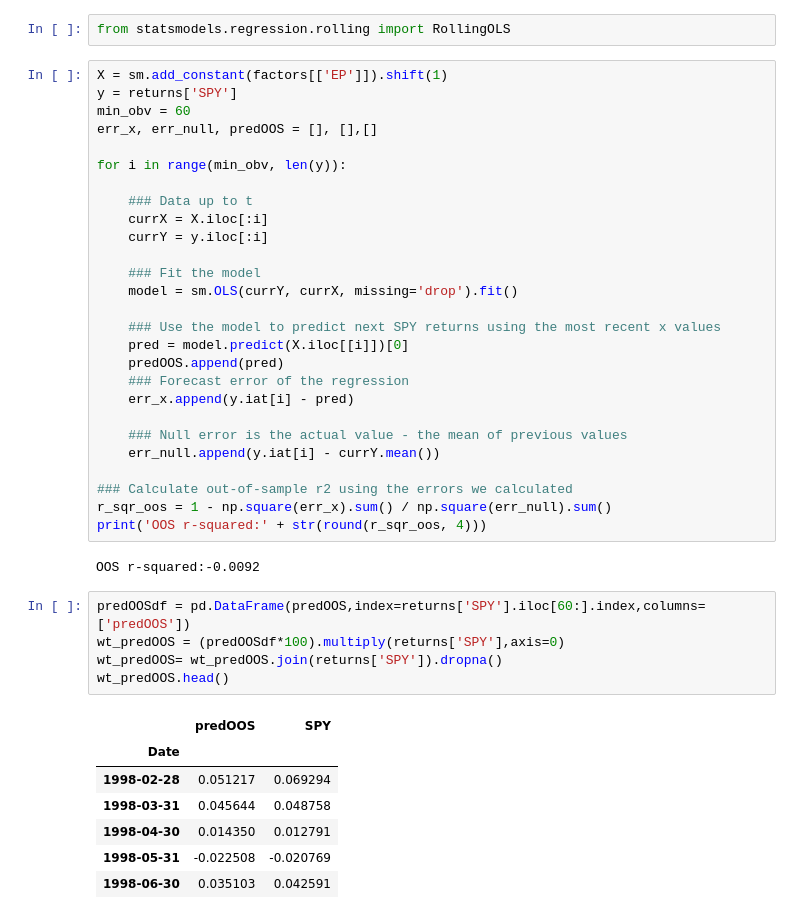
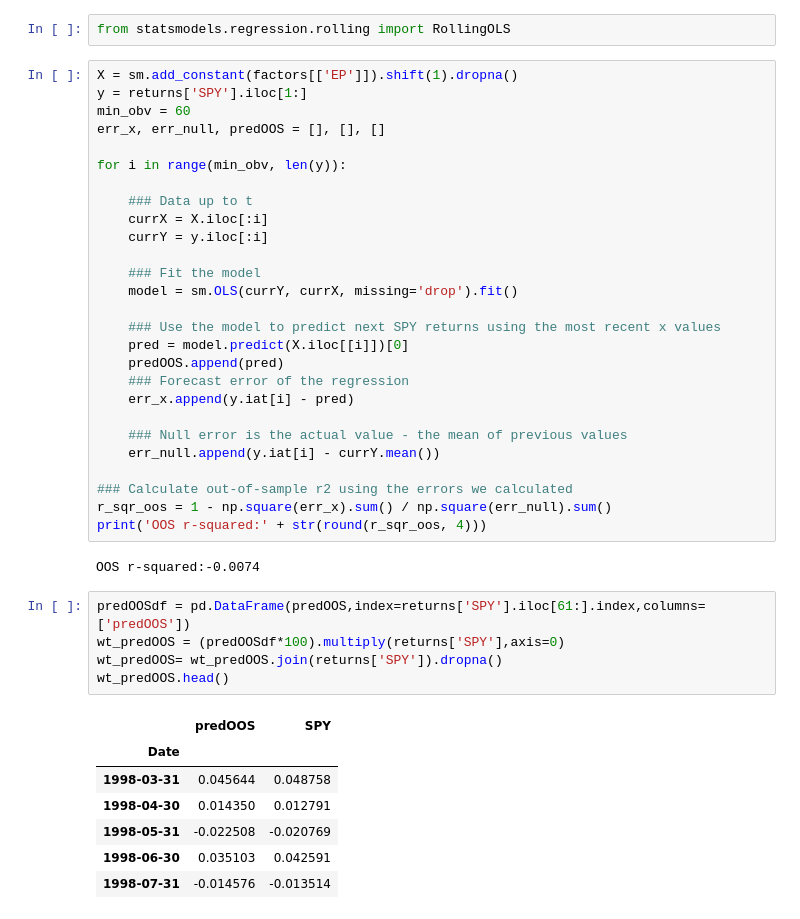
Before and after one commit to maneetsingh1/AbsoluteOdyssey_FINM_Port, a Jupyter notebook: HW7_Shubham.ipynb, the cells around one changed output. Drawn from its saved outputs; the diff is of its cells as text.

```diff
--- a/HW7_Shubham.ipynb
+++ b/HW7_Shubham.ipynb
@@ -257,10 +257,10 @@ print(str(round(negperiods*100,2))+'%')
 # %%
 from statsmodels.regression.rolling import RollingOLS
 # %%
-X = sm.add_constant(factors[['EP']]).shift(1)
-y = returns['SPY']
+X = sm.add_constant(factors[['EP']]).shift(1).dropna()
+y = returns['SPY'].iloc[1:]
 min_obv = 60
-err_x, err_null, predOOS = [], [],[]
+err_x, err_null, predOOS = [], [], []
 
 for i in range(min_obv, len(y)):
 
@@ -284,17 +284,17 @@ for i in range(min_obv, len(y)):
 r_sqr_oos = 1 - np.square(err_x).sum() / np.square(err_null).sum()
 print('OOS r-squared:' + str(round(r_sqr_oos, 4)))
 # %% [output]
-OOS r-squared:-0.0092
+OOS r-squared:-0.0074
 # %%
-predOOSdf = pd.DataFrame(predOOS,index=returns['SPY'].iloc[60:].index,columns=['predOOS'])
+predOOSdf = pd.DataFrame(predOOS,index=returns['SPY'].iloc[61:].index,columns=['predOOS'])
 wt_predOOS = (predOOSdf*100).multiply(returns['SPY'],axis=0)
 wt_predOOS= wt_predOOS.join(returns['SPY']).dropna()
 wt_predOOS.head()
 # %% [output]
 |  | predOOS | SPY |
 | Date |  |  |
-| 1998-02-28 | 0.051217 | 0.069294 |
 | 1998-03-31 | 0.045644 | 0.048758 |
 | 1998-04-30 | 0.014350 | 0.012791 |
 | 1998-05-31 | -0.022508 | -0.020769 |
 | 1998-06-30 | 0.035103 | 0.042591 |
+| 1998-07-31 | -0.014576 | -0.013514 |
```
Also changed, not shown: parts of 12 cells of this notebook.
